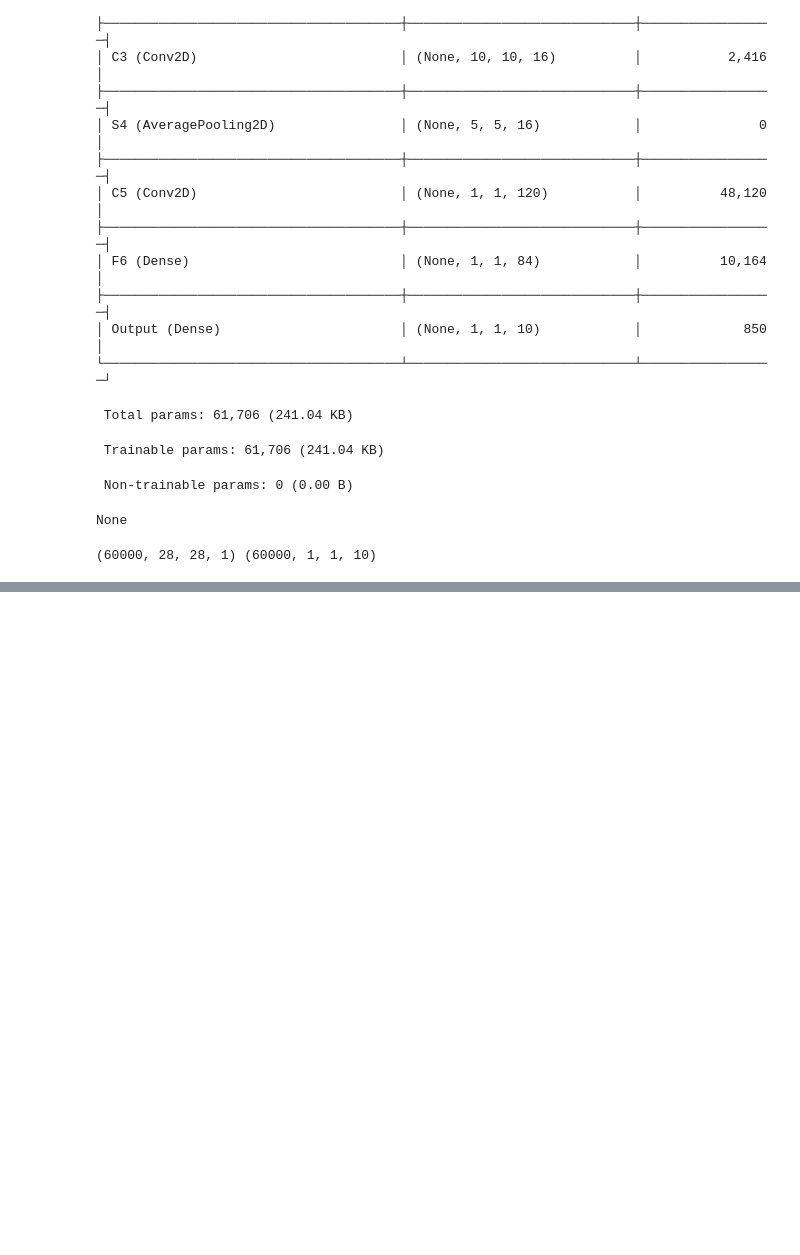
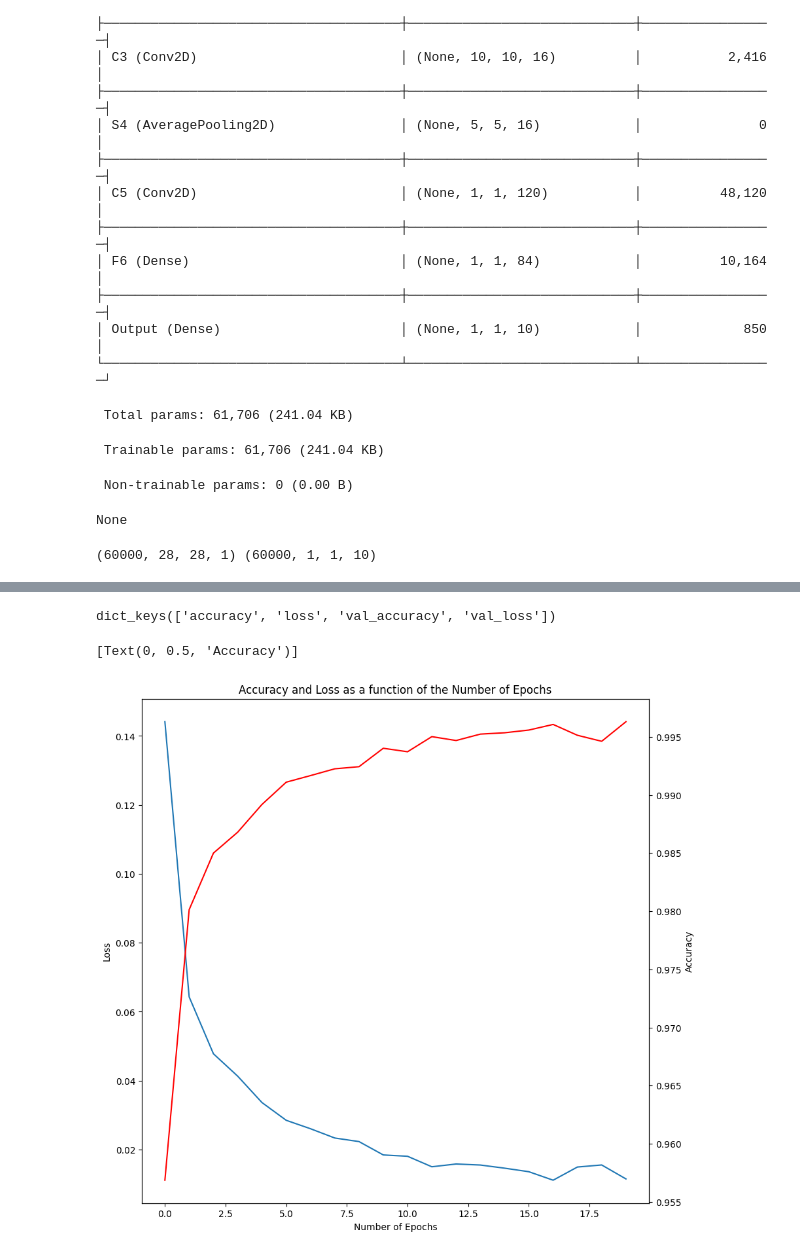
Before and after one commit to nikhitrivedi1/HandWrittenDigits, a Jupyter notebook: MNIST_Digit_Recognition.ipynb, the cells around one changed output, grey strips where cells are left out. Saved outputs shown, nothing was run; the diff lists cells and outputs as text; code cells hidden in the pictures; blank space fills up the shorter version.

Commit message:
added accuracy and loss plot

```diff
--- a/MNIST_Digit_Recognition.ipynb
+++ b/MNIST_Digit_Recognition.ipynb
@@ -152,5 +154,5 @@ print(X_train.shape, Y_train.shape)
 (60000, 28, 28, 1) (60000, 1, 1, 10)
 # %%
 #Fit Model
-model.fit(X_train, Y_train, epochs = 10, validation_data = (X_test, Y_test))
+history = model.fit(X_train, Y_train, epochs = 20, validation_data = (X_test, Y_test))
 # %% [output]
@@ -178,3 +176,19 @@ Epoch 10/10
+# %%
+print(history.history.keys())
+# %% [output]
+dict_keys(['accuracy', 'loss', 'val_accuracy', 'val_loss'])
+# %%
+#Plot Accuracy and Loss Trends across training
+fig, ax = plt.subplots(figsize = (10,10))
+sns.lineplot(x = range(len(history.history['loss'])), y = history.history['loss'], ax = ax)
+ax.set(xlabel = 'Number of Epochs', ylabel = 'Loss', title = 'Accuracy and Loss as a function of the Number of Epochs')
+
+ax2 = ax.twinx()
+sns.lineplot(x = range(len(history.history['accuracy'])), y = history.history['accuracy'], color = 'r', ax = ax2)
+ax2.set(ylabel = 'Accuracy')
+# %% [output]
+[Text(0, 0.5, 'Accuracy')]
+[figure, added]
 # %%
 # Score
 score = model.evaluate(X_test, Y_test)
```
Also changed, not shown: parts of 4 cells of this notebook.
